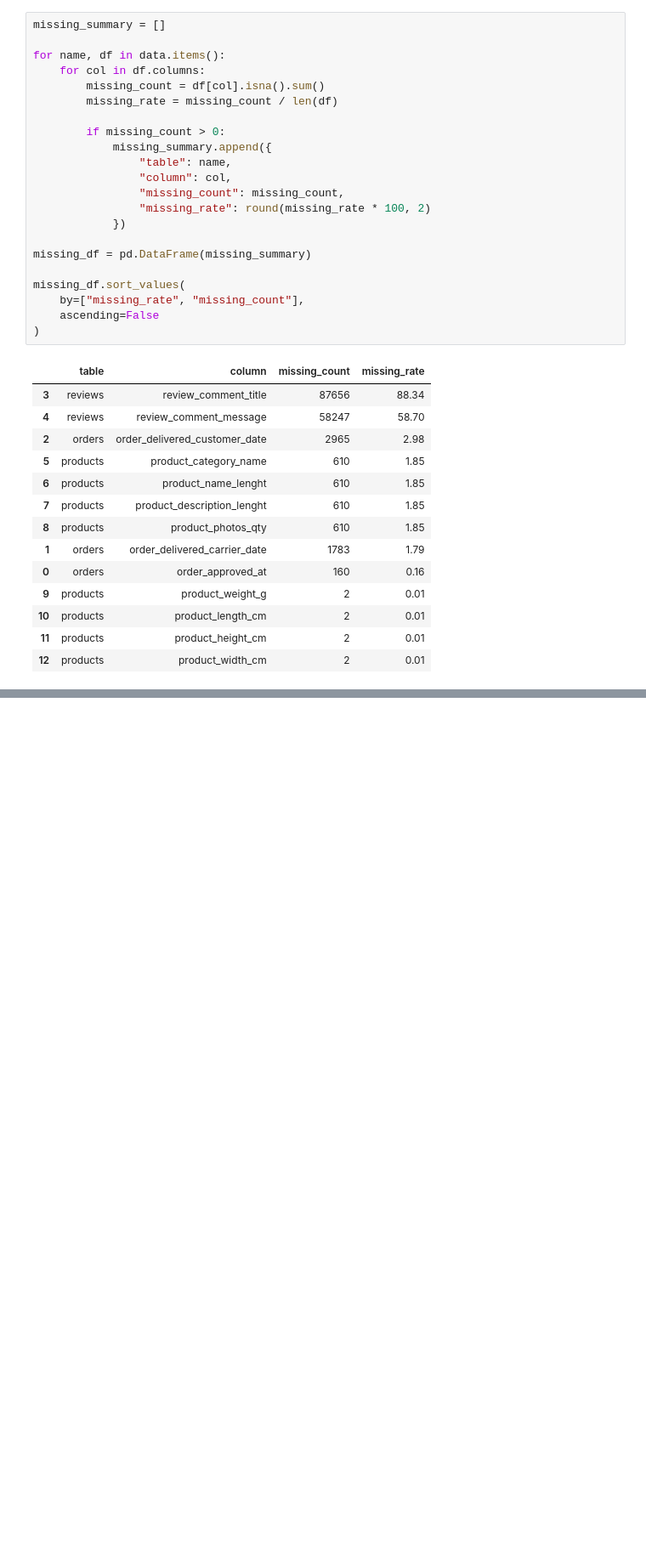
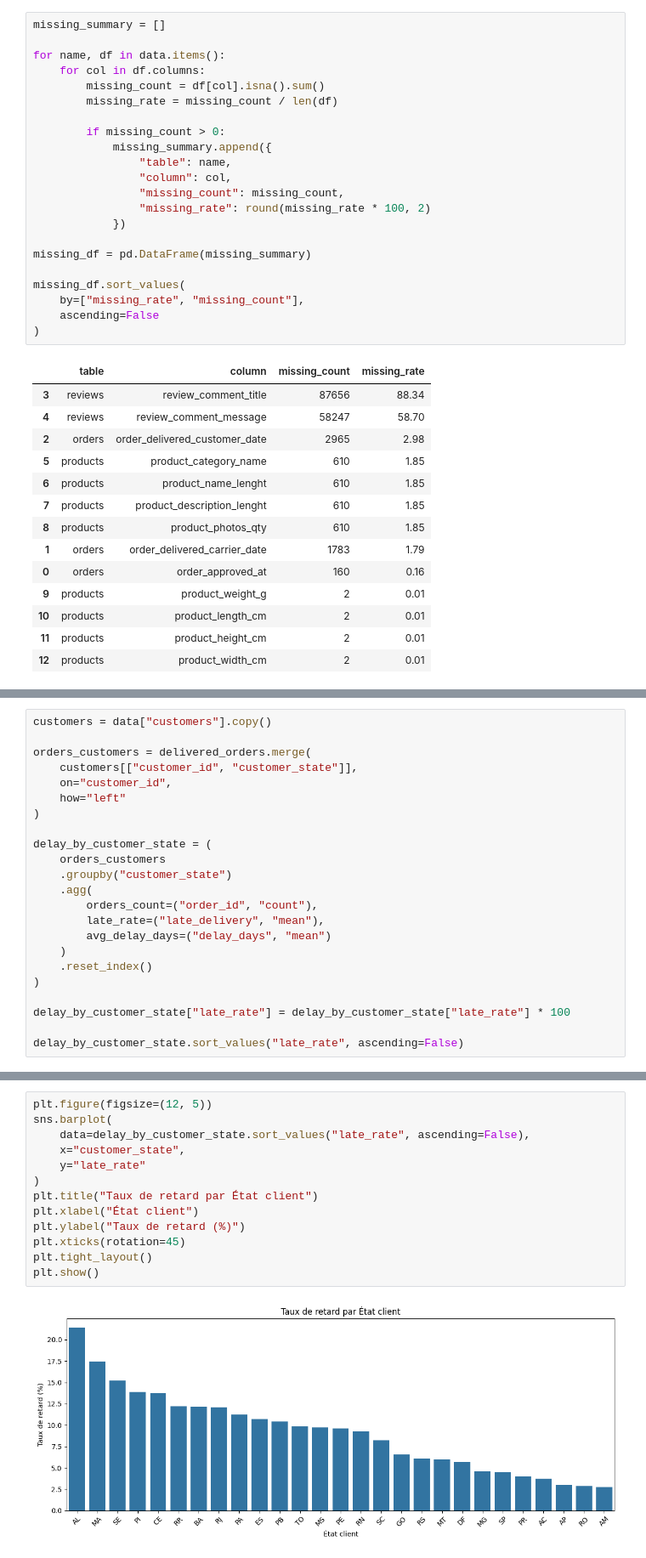
Before and after one commit to Gaetyno/olist-delivery-dashboard, a Jupyter notebook: notebooks/01_understanding_data.ipynb, the cells around one changed output, grey strips where cells are left out. Shown at 85% size. Cells and saved outputs as stored; diff of their text form; blank space fills up the shorter version.

```diff
--- a/notebooks/01_understanding_data.ipynb
+++ b/notebooks/01_understanding_data.ipynb
@@ -327,0 +580,23 @@ missing_df.sort_values(
+# %%
+customers = data["customers"].copy()
+
+orders_customers = delivered_orders.merge(
+    customers[["customer_id", "customer_state"]],
+    on="customer_id",
+    how="left"
+)
+
+delay_by_customer_state = (
+    orders_customers
+    .groupby("customer_state")
+    .agg(
+        orders_count=("order_id", "count"),
+        late_rate=("late_delivery", "mean"),
+        avg_delay_days=("delay_days", "mean")
+    )
+    .reset_index()
+)
+
+delay_by_customer_state["late_rate"] = delay_by_customer_state["late_rate"] * 100
+
+delay_by_customer_state.sort_values("late_rate", ascending=False)
@@ -327,0 +621,15 @@ missing_df.sort_values(
+# %%
+plt.figure(figsize=(12, 5))
+sns.barplot(
+    data=delay_by_customer_state.sort_values("late_rate", ascending=False),
+    x="customer_state",
+    y="late_rate"
+)
+plt.title("Taux de retard par État client")
+plt.xlabel("État client")
+plt.ylabel("Taux de retard (%)")
+plt.xticks(rotation=45)
+plt.tight_layout()
+plt.show()
+# %% [output]
+[figure, added]
```
Also changed, not shown: parts of 24 cells of this notebook, 1 other file.
